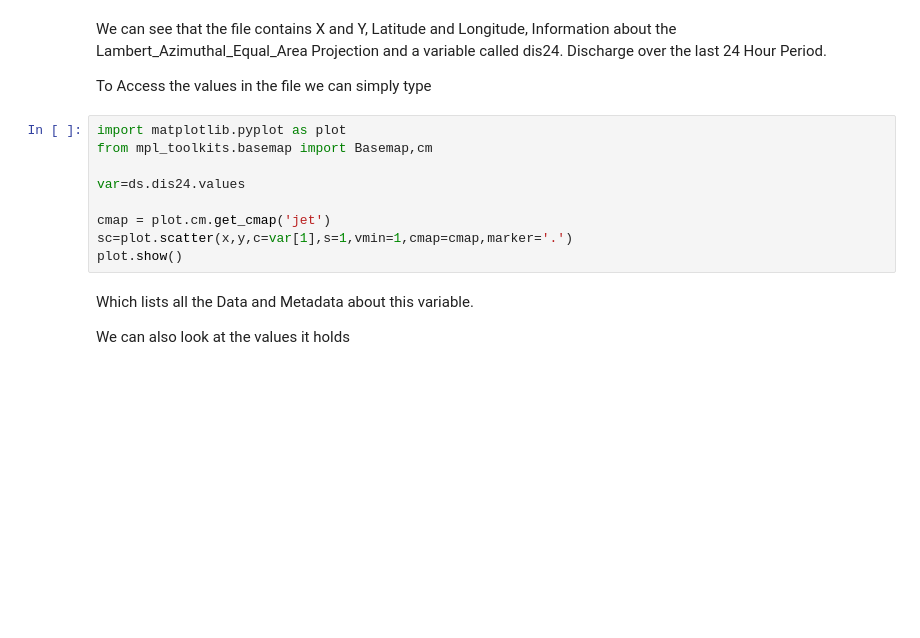
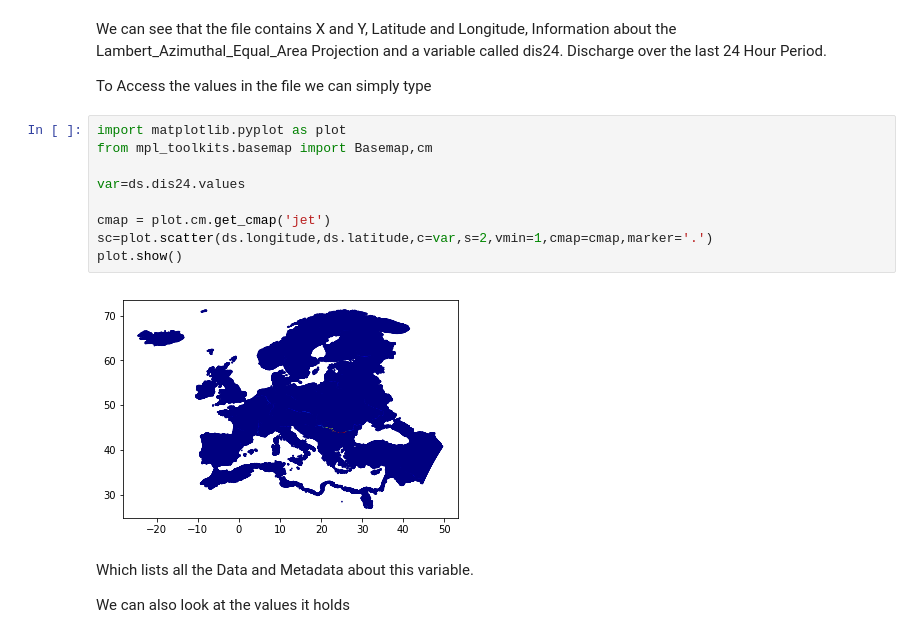
Before and after one commit to enyfeo/efas, a Jupyter notebook: work/EFAS_NetCDF_Plot.ipynb, the cells around one changed output. Cells and saved outputs as stored; diff of their text form; blank space fills up the shorter version.

```diff
--- a/work/EFAS_NetCDF_Plot.ipynb
+++ b/work/EFAS_NetCDF_Plot.ipynb
@@ -15,12 +35,14 @@ To Access the values in the file we can simply type
 # %%
 import matplotlib.pyplot as plot
 from mpl_toolkits.basemap import Basemap,cm
 
 var=ds.dis24.values
 
 cmap = plot.cm.get_cmap('jet')
-sc=plot.scatter(x,y,c=var[1],s=1,vmin=1,cmap=cmap,marker='.')
+sc=plot.scatter(ds.longitude,ds.latitude,c=var,s=2,vmin=1,cmap=cmap,marker='.')
 plot.show()
+# %% [output]
+[figure, added]
 # %% [markdown]
 Which lists all the Data and Metadata about this variable.
 
```
Also changed, not shown: parts of 1 cell of this notebook, 28 other files.
